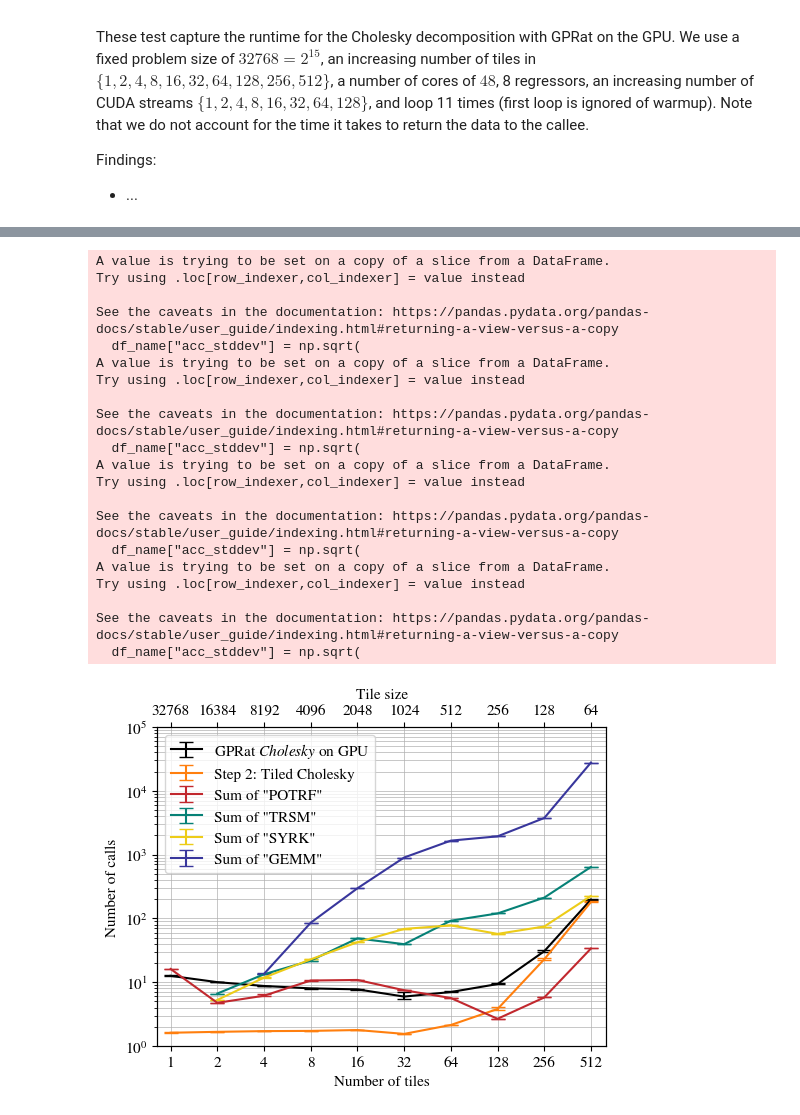
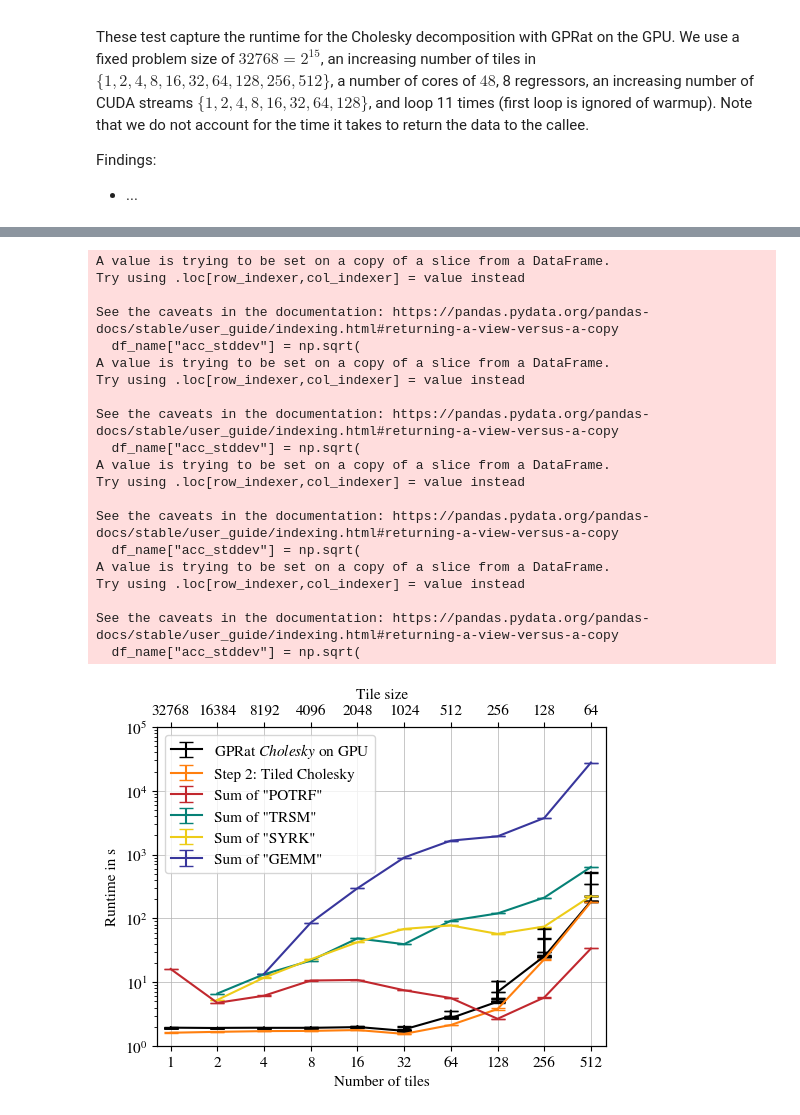
Before and after one commit to moellh/GPRat, a Jupyter notebook: 3-4-cholesky-gpu.ipynb, the cells around one changed output, grey strips where cells are left out. Saved outputs shown, nothing was run; the diff lists cells and outputs as text; code cells hidden in the pictures.

```diff
--- a/3-4-cholesky-gpu.ipynb
+++ b/3-4-cholesky-gpu.ipynb
@@ -210,11 +295,12 @@ tile_sizes = n_train / xticks
 ax.set_xlim(0.82, 640)
 ax.set_ylim(1,10**5)
 ax.set_xlabel("Number of tiles")
-ax.set_ylabel("Number of calls")
+ax.set_ylabel("Runtime in s")
 ax.set_xscale("log", base=2)
 ax.set_yscale("log", base=10)
 ax.set_xticks(xticks, [int(x) for x in xticks])
 ax.grid(True, which="both")
+ax.grid(False, which="minor")
 
 ax_top.set_xlim(ax.get_xlim())
 ax_top.set_ylim(ax.get_ylim())
@@ -223,11 +309,11 @@ ax_top.set_xlabel("Tile size")
 ax_top.set_xticks(xticks, [int(tile_size) for tile_size in tile_sizes])
 
 df_cholesky_48 = df_cholesky[df_cholesky["n_cores"] == n_cores]
-lower, upper = confidence_error(df_cholesky_48, 0.95)
+err = utils.confidence_error(df_cholesky_48, 0.95)
 plt.errorbar(
     df_cholesky_48["n_tiles"],
     df_cholesky_48["mean"] / 10**9,
-    yerr=[lower / 10**9, upper / 10**9],
+    yerr=err / 10**9,
     color="black",
     label=r"GPRat $\it{Cholesky}$ on GPU",
 )
@@ -235,11 +321,11 @@ plt.errorbar(
 name = "cholesky_step cholesky"
 label = "Step 2: Tiled Cholesky"
 df_name = df_steps[df_steps["name"] == name]
-lower, upper = confidence_error(df_name, 0.95)
+err = utils.confidence_error(df_name, 0.95)
 plt.errorbar(
     df_name["n_tiles"],
     df_name["mean"] / 10**9,
-    yerr=[lower / 10**9, upper / 10**9],
+    yerr=err / 10**9,
     label=f"{label}",
     color="tab:orange",
 )
@@ -268,42 +354,42 @@ for name, legend_name, color in zip(names_blas, names_steps_legend, colors):
     df_name["acc_stddev"] = np.sqrt(
         df_name["stddev"] ** 2 * df_name["num samples/calls"] / df_name["n_loops"]
     )
-    lower, upper = confidence_error(df_name, 0.95)
+    err = utils.confidence_error(df_name, 0.95)
     plt.errorbar(
         df_steps[df_steps["name"] == name]["n_tiles"],
         df_steps[df_steps["name"] == name]["mean"]
         / 10**9
         * df_steps[df_steps["name"] == name]["num samples/calls"],
-        yerr=[lower / 10**9, upper / 10**9],
+        yerr=err / 10**9,
         label=f"{legend_name}",
         color=color,
     )
 
 plt.legend()
 plt.tight_layout(pad=0)
 plt.savefig("./pdf/cholesky-gpu-blas.pdf")
 # %% [output]
 A value is trying to be set on a copy of a slice from a DataFrame.
 Try using .loc[row_indexer,col_indexer] = value instead
 
 See the caveats in the documentation: https://pandas.pydata.org/pandas-docs/stable/user_guide/indexing.html#returning-a-view-versus-a-copy
   df_name["acc_stddev"] = np.sqrt(
 A value is trying to be set on a copy of a slice from a DataFrame.
 Try using .loc[row_indexer,col_indexer] = value instead
 
 See the caveats in the documentation: https://pandas.pydata.org/pandas-docs/stable/user_guide/indexing.html#returning-a-view-versus-a-copy
   df_name["acc_stddev"] = np.sqrt(
 A value is trying to be set on a copy of a slice from a DataFrame.
 Try using .loc[row_indexer,col_indexer] = value instead
 
 See the caveats in the documentation: https://pandas.pydata.org/pandas-docs/stable/user_guide/indexing.html#returning-a-view-versus-a-copy
   df_name["acc_stddev"] = np.sqrt(
 A value is trying to be set on a copy of a slice from a DataFrame.
 Try using .loc[row_indexer,col_indexer] = value instead
 
 See the caveats in the documentation: https://pandas.pydata.org/pandas-docs/stable/user_guide/indexing.html#returning-a-view-versus-a-copy
   df_name["acc_stddev"] = np.sqrt(
-[figure, old version]
+[figure, new version]
 # %%
 # plot for cholesky num samples/calls
 
```
Also changed, not shown: parts of 4 cells of this notebook, 9 other files.
